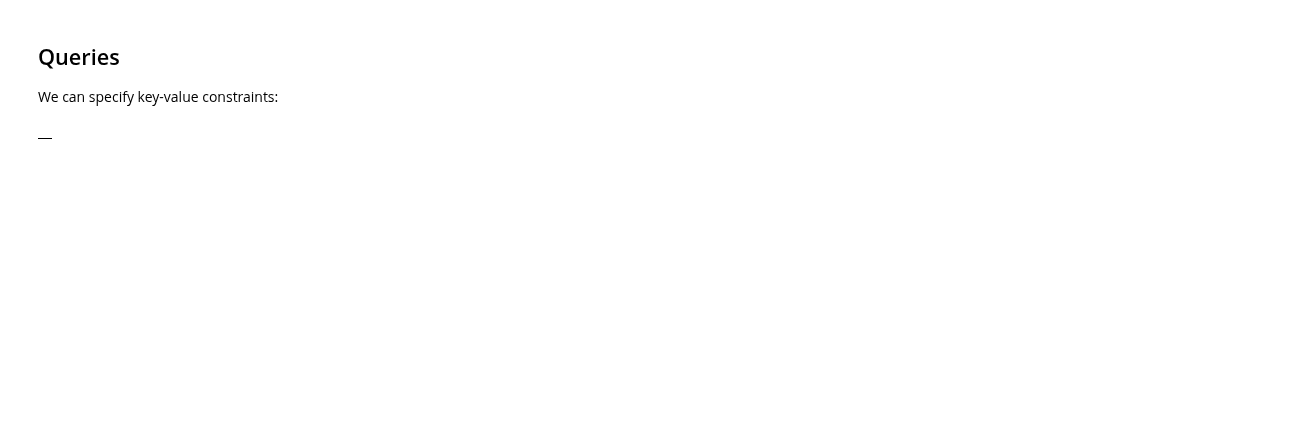
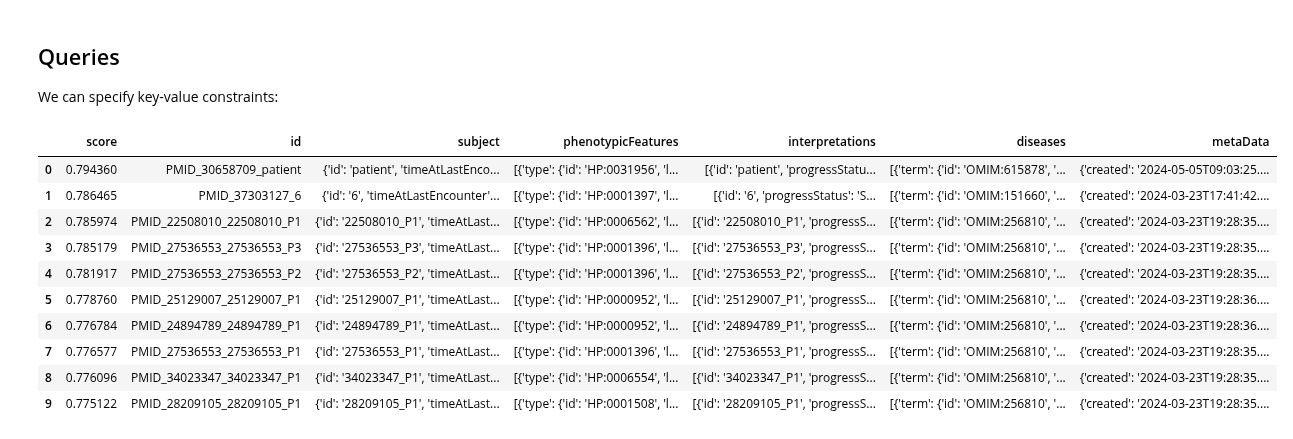
Before and after one commit to linkml/linkml-store, a Jupyter notebook: docs/how-to/Index-Phenopackets.ipynb, the cells around one changed output. Saved outputs shown, nothing was run; the diff lists cells and outputs as text; code cells hidden in the pictures; blank space fills up the shorter version.

```diff
--- a/docs/how-to/Index-Phenopackets.ipynb
+++ b/docs/how-to/Index-Phenopackets.ipynb
@@ -86,6 +88,16 @@ collection.attach_indexer(index, auto_index=True)
 We can specify key-value constraints:
 # %%
 qr = collection.search("older males with liver disease")
-qr.rows_dataframe
+qr.rows_dataframe[0:10]
 # %% [output]
-|  |
+|  | score | id | subject | phenotypicFeatures | interpretations | diseases | metaData |
+| 0 | 0.794360 | PMID_30658709_patient | {'id': 'patient', 'timeAtLastEnco... | [{'type': {'id': 'HP:0031956', 'l... | [{'id': 'patient', 'progressStatu... | [{'term': {'id': 'OMIM:615878', '... | {'created': '2024-05-05T09:03:25.... |
+| 1 | 0.786465 | PMID_37303127_6 | {'id': '6', 'timeAtLastEncounter'... | [{'type': {'id': 'HP:0001397', 'l... | [{'id': '6', 'progressStatus': 'S... | [{'term': {'id': 'OMIM:151660', '... | {'created': '2024-03-23T17:41:42.... |
+| 2 | 0.785974 | PMID_22508010_22508010_P1 | {'id': '22508010_P1', 'timeAtLast... | [{'type': {'id': 'HP:0006562', 'l... | [{'id': '22508010_P1', 'progressS... | [{'term': {'id': 'OMIM:256810', '... | {'created': '2024-03-23T19:28:35.... |
+| 3 | 0.785179 | PMID_27536553_27536553_P3 | {'id': '27536553_P3', 'timeAtLast... | [{'type': {'id': 'HP:0001396', 'l... | [{'id': '27536553_P3', 'progressS... | [{'term': {'id': 'OMIM:256810', '... | {'created': '2024-03-23T19:28:35.... |
+| 4 | 0.781917 | PMID_27536553_27536553_P2 | {'id': '27536553_P2', 'timeAtLast... | [{'type': {'id': 'HP:0001396', 'l... | [{'id': '27536553_P2', 'progressS... | [{'term': {'id': 'OMIM:256810', '... | {'created': '2024-03-23T19:28:35.... |
+| 5 | 0.778760 | PMID_25129007_25129007_P1 | {'id': '25129007_P1', 'timeAtLast... | [{'type': {'id': 'HP:0000952', 'l... | [{'id': '25129007_P1', 'progressS... | [{'term': {'id': 'OMIM:256810', '... | {'created': '2024-03-23T19:28:36.... |
+| 6 | 0.776784 | PMID_24894789_24894789_P1 | {'id': '24894789_P1', 'timeAtLast... | [{'type': {'id': 'HP:0000952', 'l... | [{'id': '24894789_P1', 'progressS... | [{'term': {'id': 'OMIM:256810', '... | {'created': '2024-03-23T19:28:36.... |
+| 7 | 0.776577 | PMID_27536553_27536553_P1 | {'id': '27536553_P1', 'timeAtLast... | [{'type': {'id': 'HP:0001396', 'l... | [{'id': '27536553_P1', 'progressS... | [{'term': {'id': 'OMIM:256810', '... | {'created': '2024-03-23T19:28:35.... |
+| 8 | 0.776096 | PMID_34023347_34023347_P1 | {'id': '34023347_P1', 'timeAtLast... | [{'type': {'id': 'HP:0006554', 'l... | [{'id': '34023347_P1', 'progressS... | [{'term': {'id': 'OMIM:256810', '... | {'created': '2024-03-23T19:28:35.... |
+| 9 | 0.775122 | PMID_28209105_28209105_P1 | {'id': '28209105_P1', 'timeAtLast... | [{'type': {'id': 'HP:0001508', 'l... | [{'id': '28209105_P1', 'progressS... | [{'term': {'id': 'OMIM:256810', '... | {'created': '2024-03-23T19:28:35.... |
```
Also changed, not shown: parts of 9 cells of this notebook, 20 other files.
